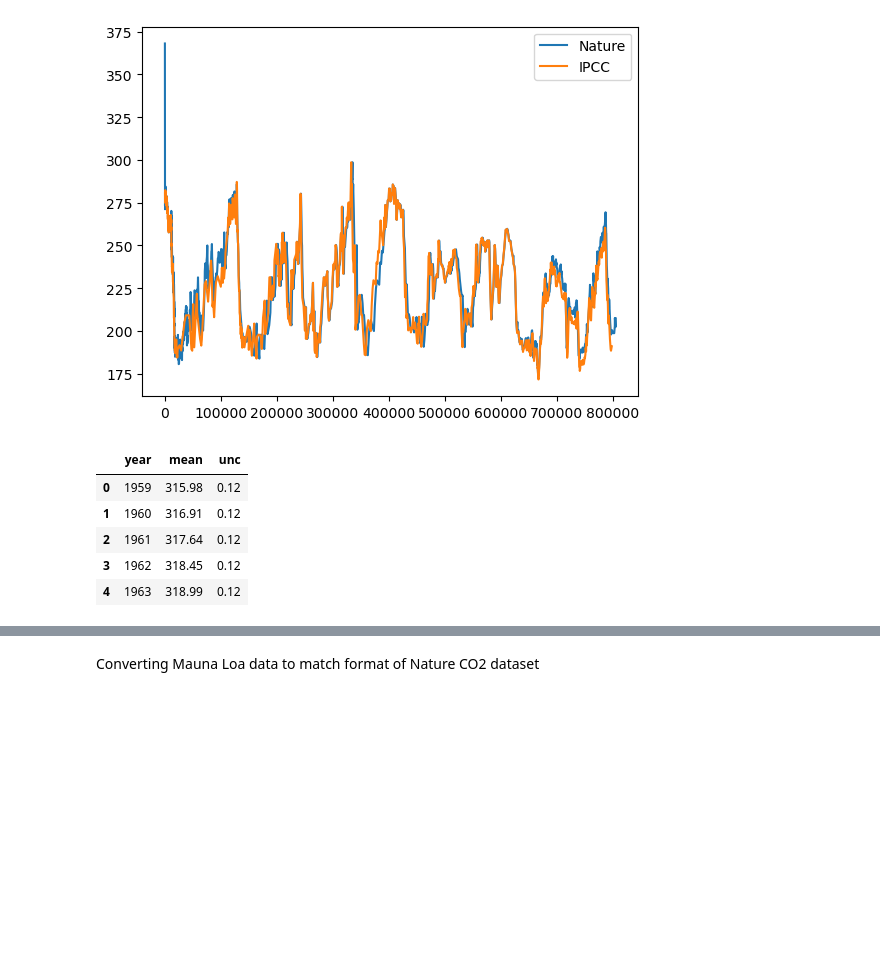
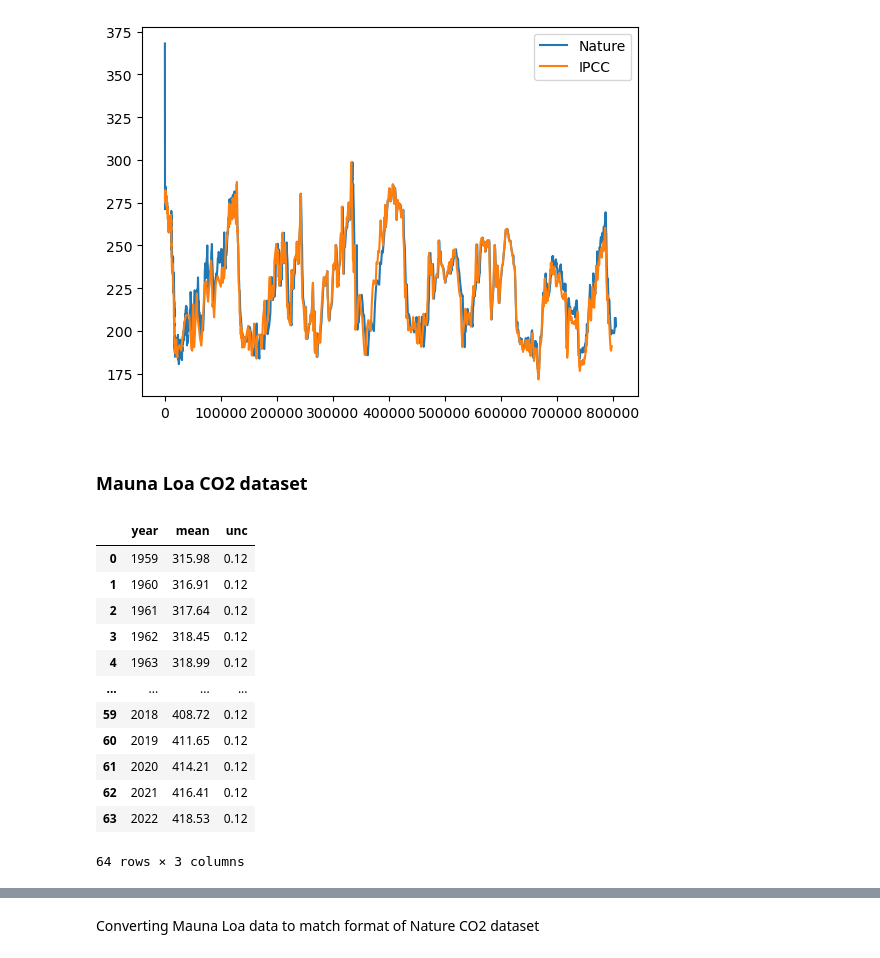
Before and after one commit to dectan/Programming-for-Data-Analysis-Project-2, a Jupyter notebook: test3.ipynb, the cells around one changed output, grey strips where cells are left out. Cells and saved outputs as stored; diff of their text form; code cells hidden in the pictures; blank space fills up the shorter version.

```diff
--- a/test3.ipynb
+++ b/test3.ipynb
@@ -94,13 +112,22 @@ plt.legend()
 plt.show()
 # %% [output]
 [figure]
+# %% [markdown]
+### Mauna Loa CO2 dataset
 # %%
 co2_mauna_loa=pd.read_csv('Mauna Loa CO2.csv',skiprows=range(43))
-co2_mauna_loa.head()
+co2_mauna_loa
 # %% [output]
 |  | year | mean | unc |
 | 0 | 1959 | 315.98 | 0.12 |
 | 1 | 1960 | 316.91 | 0.12 |
 | 2 | 1961 | 317.64 | 0.12 |
 | 3 | 1962 | 318.45 | 0.12 |
 | 4 | 1963 | 318.99 | 0.12 |
+| ... | ... | ... | ... |
+| 59 | 2018 | 408.72 | 0.12 |
+| 60 | 2019 | 411.65 | 0.12 |
+| 61 | 2020 | 414.21 | 0.12 |
+| 62 | 2021 | 416.41 | 0.12 |
+| 63 | 2022 | 418.53 | 0.12 |
+64 rows × 3 columns
```
Also changed, not shown: parts of 35 cells of this notebook, 2 other files.
